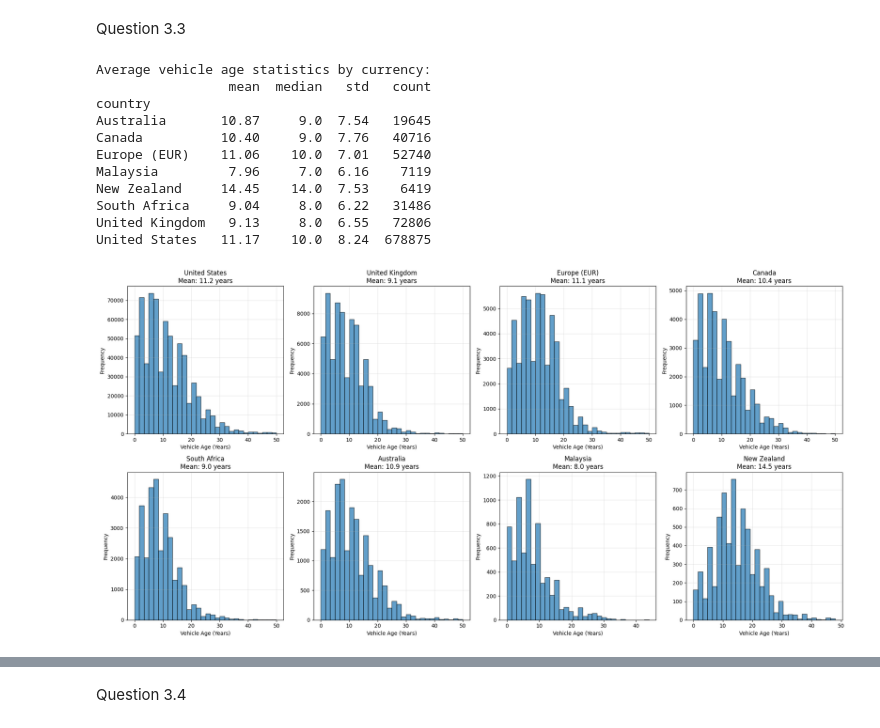
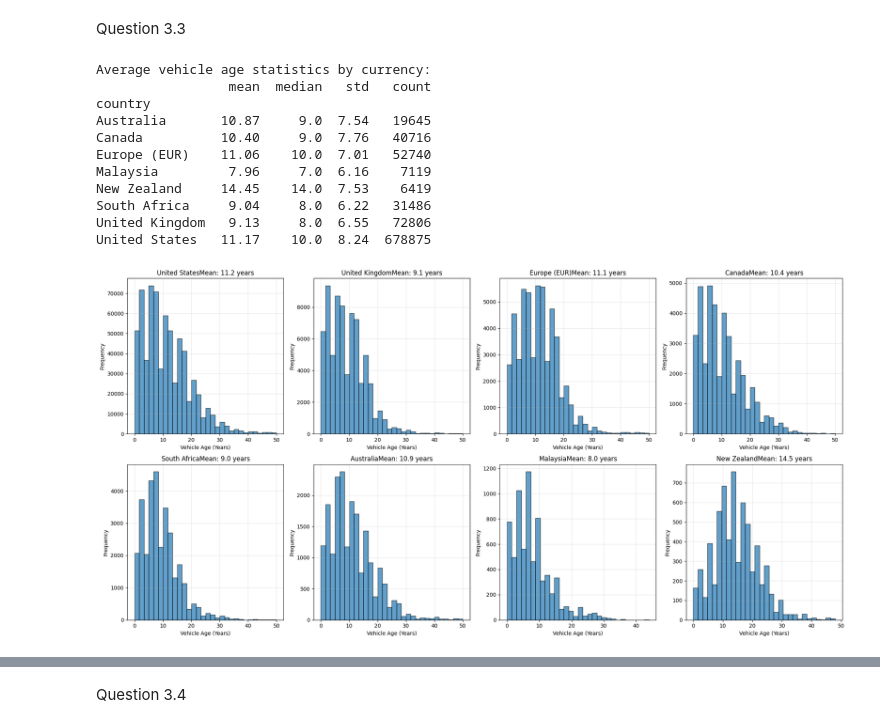
Before and after one commit to Ruaan1/DVE-Assignment, a Jupyter notebook: Notebook/Assignment1.ipynb, the cells around one changed output, grey strips where cells are left out. Cells and saved outputs as stored; diff of their text form; code cells hidden in the pictures.

```diff
--- a/Notebook/Assignment1.ipynb
+++ b/Notebook/Assignment1.ipynb
@@ -121,8 +122,7 @@ The distribution of fueling dates shows that most records are concentrated in re
 # %% [markdown]
 1.2.1
 # %%
-numeric_cols = ["gallons", "miles", "odometer", "mpg"]
-
-missing_percentages = df[numeric_cols].isna().mean() * 100
-print(missing_percentages)
+targetCols = ["gallons", "miles", "odometer", "mpg"]
+missingPercentages = df[targetCols].isna().mean() * 100
+print(missingPercentages)
 # %% [output]
@@ -136,7 +136,7 @@ The gallons column has only 3.32% missing entries, meaning most fueling events i
 # %% [markdown]
 1.2.3
 # %%
-for col in numeric_cols:
+for col in targetCols:
     if df[col].dtype == 'object':
         df[col] = df[col].astype(str).str.replace(",", "", regex=False)
     df[col] = pd.to_numeric(df[col], errors="coerce")
@@ -381,16 +381,16 @@ df['country'] = df['currency'].map(CURRENCY_TO_COUNTRY)
 
 usersPerCountry = df.groupby('country')['user_id'].nunique().sort_values(ascending=False)
 
-print("\nUnique users per country:")
+print("Unique users per country:")
 print(usersPerCountry)
 
 plt.figure(figsize=(14, 8))
-top_10_countries = usersPerCountry.head(10)
-bars = plt.bar(range(len(top_10_countries)), top_10_countries.values, color='lightcoral')
+topTenCountries = usersPerCountry.head(10)
+bars = plt.bar(range(len(topTenCountries)), topTenCountries.values, color='lightcoral')
 plt.xlabel('Country')
 plt.ylabel('Number of Unique Users')
 plt.title('Number of Unique Users per Country (Top 10)')
-plt.xticks(range(len(top_10_countries)), top_10_countries.index, ha='right')
+plt.xticks(range(len(topTenCountries)), topTenCountries.index, ha='right', rotation=45)
 
 for i, bar in enumerate(bars):
     height = bar.get_height()
@@ -454,46 +452,46 @@ Question 3.3
 df['vehicle_age_at_refuel'] = df['date_fueled'].dt.year - df['year']
 
 # Filter out unrealistic ages (negative ages or very old vehicles)
-df_age_filtered = df[(df['vehicle_age_at_refuel'] >= 0) & (df['vehicle_age_at_refuel'] <= 50)]
+dfAgeFiltered = df[(df['vehicle_age_at_refuel'] >= 0) & (df['vehicle_age_at_refuel'] <= 50)]
 
 # Get top currencies for cleaner visualization
-top_currencies = df['country'].value_counts().head(8).index.tolist()
-df_top_currencies = df_age_filtered[df_age_filtered['country'].isin(top_currencies)]
+topCountries = df['country'].value_counts().head(8).index.tolist()
+dfTopCountriess = dfAgeFiltered[dfAgeFiltered['country'].isin(topCountries)]
 
 # Calculate average vehicle age per currency
-avg_age_by_currency = df_top_currencies.groupby('country')['vehicle_age_at_refuel'].agg([
+avgAgeByCurrency = dfTopCountriess.groupby('country')['vehicle_age_at_refuel'].agg([
     'mean', 'median', 'std', 'count'
 ]).round(2)
 
 print("Average vehicle age statistics by currency:")
-print(avg_age_by_currency)
+print(avgAgeByCurrency)
 
 # Histogram of vehicle ages for top currencies
 fig, axes = plt.subplots(2, 4, figsize=(20, 10))
 axes = axes.flatten()
 
-for i, currency in enumerate(top_currencies):
-    currency_data = df_top_currencies[df_top_currencies['country'] == currency]['vehicle_age_at_refuel']
+for i, currency in enumerate(topCountries):
+    currency_data = dfTopCountriess[dfTopCountriess['country'] == currency]['vehicle_age_at_refuel']
 
     axes[i].hist(currency_data, bins=30, alpha=0.7, edgecolor='black')
-    axes[i].set_title(f'{currency}\nMean: {currency_data.mean():.1f} years')
+    axes[i].set_title(f'{currency}Mean: {currency_data.mean():.1f} years')
     axes[i].set_xlabel('Vehicle Age (Years)')
     axes[i].set_ylabel('Frequency')
     axes[i].grid(True, alpha=0.3)
 
 plt.tight_layout()
 plt.show()
 # %% [output]
 Average vehicle age statistics by currency:
                  mean  median   std   count
 country
 Australia       10.87     9.0  7.54   19645
 Canada          10.40     9.0  7.76   40716
 Europe (EUR)    11.06    10.0  7.01   52740
 Malaysia         7.96     7.0  6.16    7119
 New Zealand     14.45    14.0  7.53    6419
 South Africa     9.04     8.0  6.22   31486
 United Kingdom   9.13     8.0  6.55   72806
 United States   11.17    10.0  8.24  678875
-[figure, old version]
+[figure, new version]
 # %% [markdown]
```
Also changed, not shown: parts of 38 cells of this notebook.
